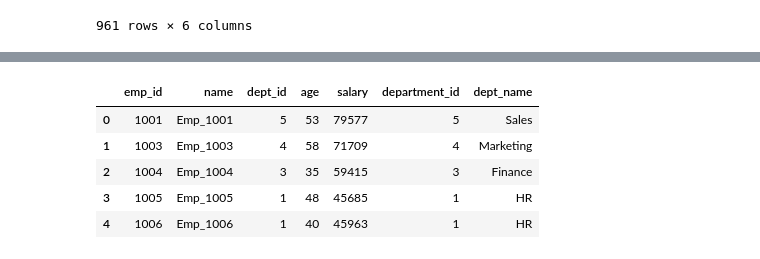
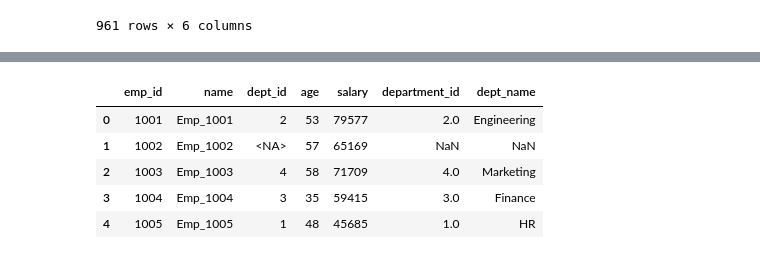
Before and after one commit to ts330-ds/pandas_merge_20_question, a Jupyter notebook: learn_merge.ipynb, the cells around one changed output, grey strips where cells are left out. Saved outputs shown, nothing was run; the diff lists cells and outputs as text; code cells hidden in the pictures.

```diff
--- a/learn_merge.ipynb
+++ b/learn_merge.ipynb
@@ -259,13 +272,13 @@ df
 # %%
 # 6. Merge two DataFrames with different column names for the key.
 # we have to change the dept_id column name from dept table
 dept.rename(columns={'dept_id':'department_id'},inplace=True)
-df = emp.merge(dept,how='inner',left_on='dept_id',right_on='department_id')
+df = emp.merge(dept,how='left',left_on='dept_id',right_on='department_id')
 df.head(5)
 # %% [output]
 |  | emp_id | name | dept_id | age | salary | department_id | dept_name |
-| 0 | 1001 | Emp_1001 | 5 | 53 | 79577 | 5 | Sales |
-| 1 | 1003 | Emp_1003 | 4 | 58 | 71709 | 4 | Marketing |
-| 2 | 1004 | Emp_1004 | 3 | 35 | 59415 | 3 | Finance |
-| 3 | 1005 | Emp_1005 | 1 | 48 | 45685 | 1 | HR |
-| 4 | 1006 | Emp_1006 | 1 | 40 | 45963 | 1 | HR |
+| 0 | 1001 | Emp_1001 | 2 | 53 | 79577 | 2.0 | Engineering |
+| 1 | 1002 | Emp_1002 | <NA> | 57 | 65169 | NaN | NaN |
+| 2 | 1003 | Emp_1003 | 4 | 58 | 71709 | 4.0 | Marketing |
+| 3 | 1004 | Emp_1004 | 3 | 35 | 59415 | 3.0 | Finance |
+| 4 | 1005 | Emp_1005 | 1 | 48 | 45685 | 1.0 | HR |
```
Also changed, not shown: parts of 8 cells of this notebook, 3 other files.
